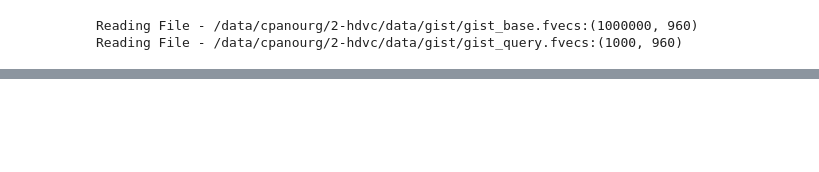
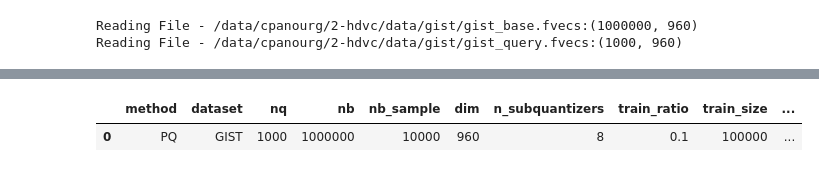
Before and after one commit to Hendrix8/hdvc, a Jupyter notebook: notebooks/1-PQ.ipynb, the cells around one changed output, grey strips where cells are left out. Saved outputs shown, nothing was run; the diff lists cells and outputs as text; code cells hidden in the pictures; blank space fills up the shorter version.

```diff
--- a/notebooks/1-PQ.ipynb
+++ b/notebooks/1-PQ.ipynb
@@ -172,0 +629,7 @@ pd.read_csv('/data/cpanourg/2-hdvc/results/rel_error.csv').round(2)
+# %%
+import pandas as pd
+
+pd.read_csv("/data/cpanourg/2-hdvc/results/adc_vs_exact_eval.csv").round(4)
+# %% [output]
+|  | method | dataset | nq | nb | nb_sample | dim | n_subquantizers | train_ratio | train_size | ... |
+| 0 | PQ | GIST | 1000 | 1000000 | 10000 | 960 | 8 | 0.1 | 100000 | ... |
```
Also changed, not shown: parts of 35 cells of this notebook, 2 other files.
